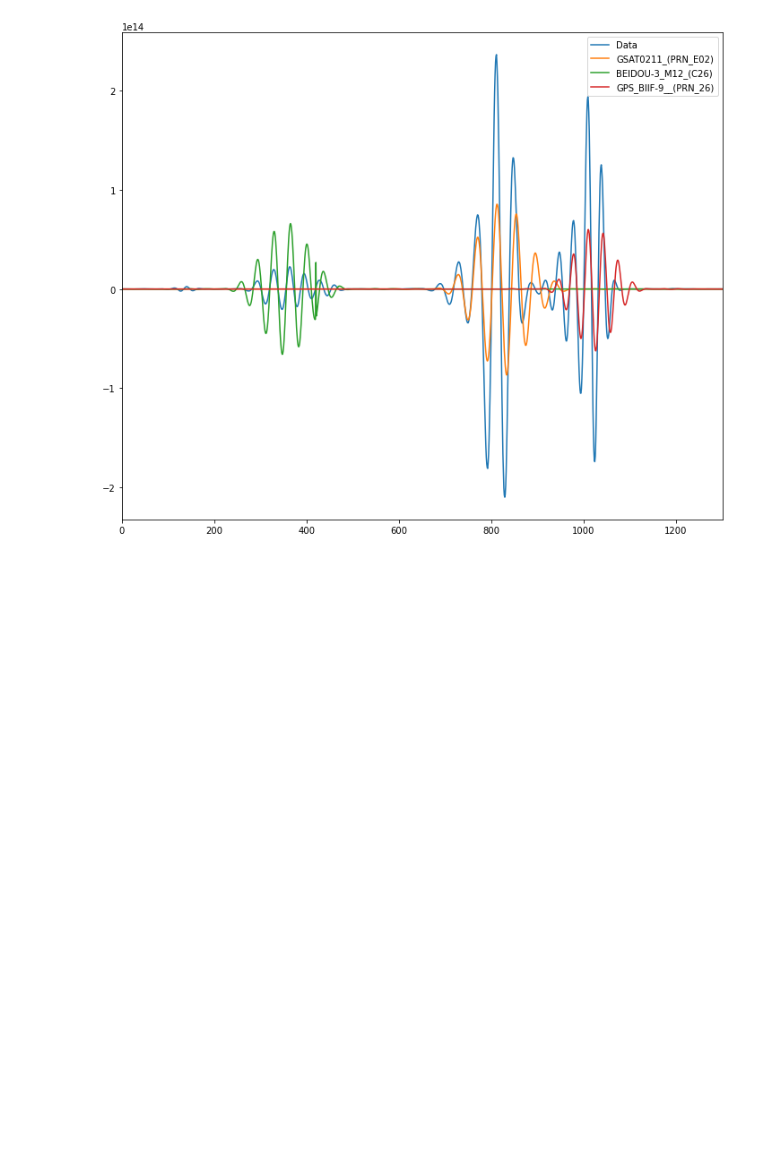
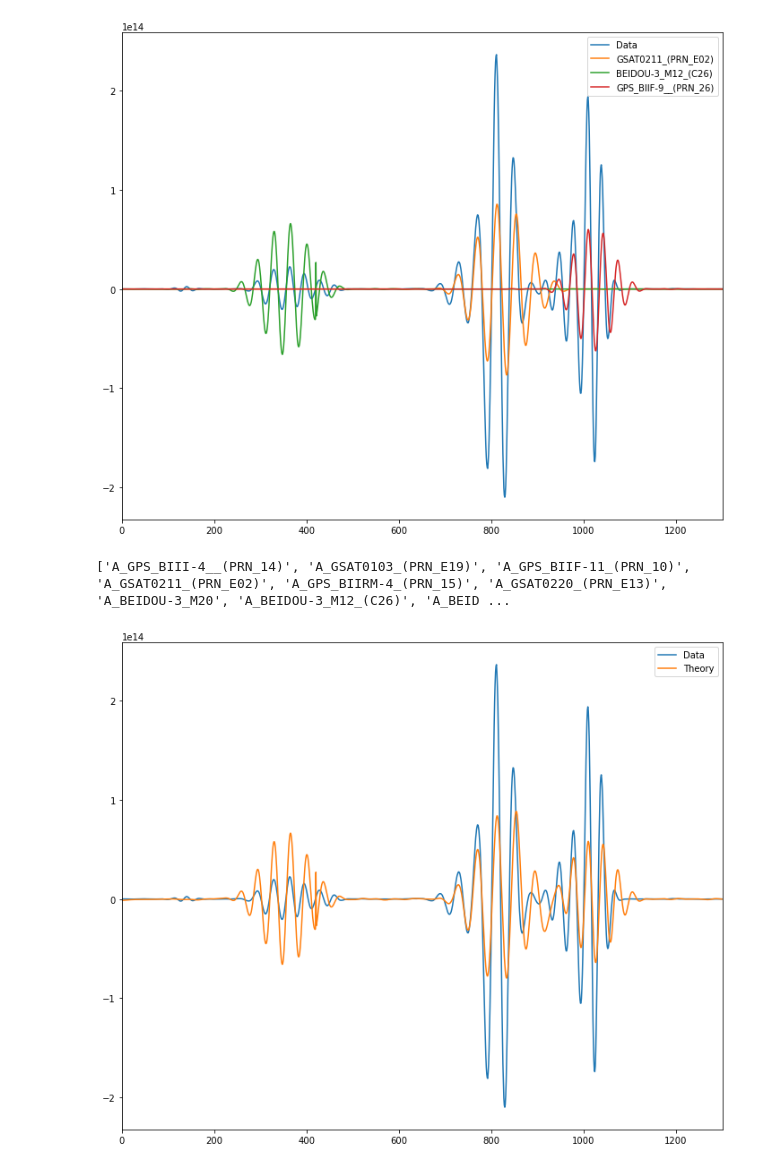
Before and after one commit to bmxdemo/bmxobs, a Jupyter notebook: towards1.ipynb, the cells around one changed output. Cells and saved outputs as stored; diff of their text form; code cells hidden in the pictures; blank space fills up the shorter version.

Commit message:
new TheoryPredictor class

```diff
--- a/towards1.ipynb
+++ b/towards1.ipynb
@@ -30,3 +34,19 @@ plt.legend()
 plt.show()
 # %% [output]
 [figure]
+# %%
+cut = [0,1300]
+
+plt.figure(figsize=(12,10))
+plt.plot(D[23].real[cut[0]:cut[1]],label='Data')
+
+theory = TheoryPredictor(D)
+print(theory.allParameters())
+plt.plot(theory.output(23).real[0:1300]*1e14,label='Theory')
+
+plt.xlim(cut[0],cut[1])
+plt.legend()
+plt.show()
+# %% [output]
+['A_GPS_BIII-4__(PRN_14)', 'A_GSAT0103_(PRN_E19)', 'A_GPS_BIIF-11_(PRN_10)', 'A_GSAT0211_(PRN_E02)', 'A_GPS_BIIRM-4_(PRN_15)', 'A_GSAT0220_(PRN_E13)', 'A_BEIDOU-3_M20', 'A_BEIDOU-3_M12_(C26)', 'A_BEID ...
+[figure, added]
```
Also changed, not shown: parts of 2 cells of this notebook, 1 other file.
